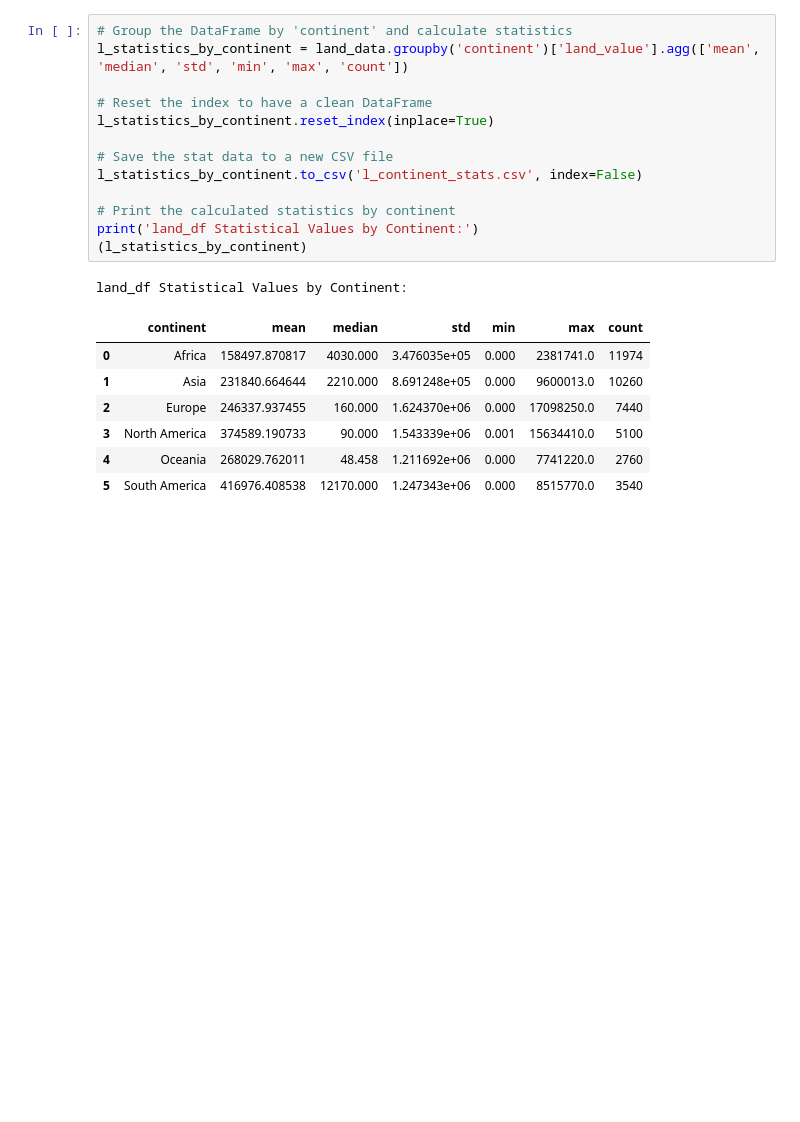
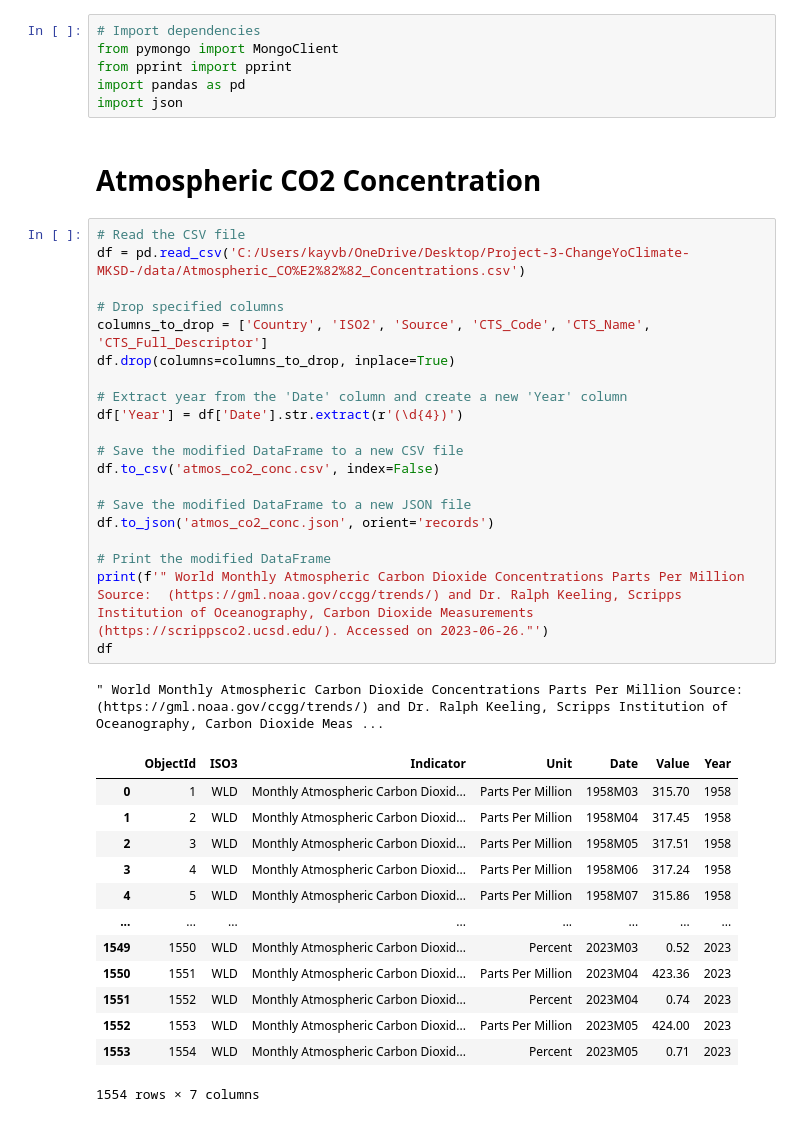
Before and after one commit to GitItDren/Project-3-ChangeYoClimate-MKSD-, a Jupyter notebook: Climate_Change.ipynb, the cells around one changed output. Cells and saved outputs as stored; diff of their text form; blank space fills up the shorter version.

Commit message:
all cleaned data and organized

```diff
--- a/Climate_Change.ipynb
+++ b/Climate_Change.ipynb
@@ -385,22 +1,43 @@ water_use Statistical Values by Country:
-# %%
-# Group the DataFrame by 'continent' and calculate statistics
-l_statistics_by_continent = land_data.groupby('continent')['land_value'].agg(['mean', 'median', 'std', 'min', 'max', 'count'])
-
-# Reset the index to have a clean DataFrame
-l_statistics_by_continent.reset_index(inplace=True)
-
-# Save the stat data to a new CSV file
-l_statistics_by_continent.to_csv('l_continent_stats.csv', index=False)
-
-# Print the calculated statistics by continent
-print('land_df Statistical Values by Continent:')
-(l_statistics_by_continent)
-# %% [output]
-land_df Statistical Values by Continent:
-|  | continent | mean | median | std | min | max | count |
-| 0 | Africa | 158497.870817 | 4030.000 | 3.476035e+05 | 0.000 | 2381741.0 | 11974 |
-| 1 | Asia | 231840.664644 | 2210.000 | 8.691248e+05 | 0.000 | 9600013.0 | 10260 |
-| 2 | Europe | 246337.937455 | 160.000 | 1.624370e+06 | 0.000 | 17098250.0 | 7440 |
-| 3 | North America | 374589.190733 | 90.000 | 1.543339e+06 | 0.001 | 15634410.0 | 5100 |
-| 4 | Oceania | 268029.762011 | 48.458 | 1.211692e+06 | 0.000 | 7741220.0 | 2760 |
-| 5 | South America | 416976.408538 | 12170.000 | 1.247343e+06 | 0.000 | 8515770.0 | 3540 |
+# %%
+# Import dependencies
+from pymongo import MongoClient
+from pprint import pprint
+import pandas as pd
+import json
+# %% [markdown]
+# Atmospheric CO2 Concentration
+# %%
+# Read the CSV file
+df = pd.read_csv('C:/Users/kayvb/OneDrive/Desktop/Project-3-ChangeYoClimate-MKSD-/data/Atmospheric_CO%E2%82%82_Concentrations.csv')
+
+# Drop specified columns
+columns_to_drop = ['Country', 'ISO2', 'Source', 'CTS_Code', 'CTS_Name', 'CTS_Full_Descriptor']
+df.drop(columns=columns_to_drop, inplace=True)
+
+# Extract year from the 'Date' column and create a new 'Year' column
+df['Year'] = df['Date'].str.extract(r'(\d{4})')
+
+# Save the modified DataFrame to a new CSV file
+df.to_csv('atmos_co2_conc.csv', index=False)
+
+# Save the modified DataFrame to a new JSON file
+df.to_json('atmos_co2_conc.json', orient='records')
+
+# Print the modified DataFrame
+print(f'" World Monthly Atmospheric Carbon Dioxide Concentrations Parts Per Million Source:  (https://gml.noaa.gov/ccgg/trends/) and Dr. Ralph Keeling, Scripps Institution of Oceanography, Carbon Dioxide Measurements (https://scrippsco2.ucsd.edu/). Accessed on 2023-06-26."')
+df
+# %% [output]
+" World Monthly Atmospheric Carbon Dioxide Concentrations Parts Per Million Source:  (https://gml.noaa.gov/ccgg/trends/) and Dr. Ralph Keeling, Scripps Institution of Oceanography, Carbon Dioxide Meas ...
+|  | ObjectId | ISO3 | Indicator | Unit | Date | Value | Year |
+| 0 | 1 | WLD | Monthly Atmospheric Carbon Dioxid... | Parts Per Million | 1958M03 | 315.70 | 1958 |
+| 1 | 2 | WLD | Monthly Atmospheric Carbon Dioxid... | Parts Per Million | 1958M04 | 317.45 | 1958 |
+| 2 | 3 | WLD | Monthly Atmospheric Carbon Dioxid... | Parts Per Million | 1958M05 | 317.51 | 1958 |
+| 3 | 4 | WLD | Monthly Atmospheric Carbon Dioxid... | Parts Per Million | 1958M06 | 317.24 | 1958 |
+| 4 | 5 | WLD | Monthly Atmospheric Carbon Dioxid... | Parts Per Million | 1958M07 | 315.86 | 1958 |
+| ... | ... | ... | ... | ... | ... | ... | ... |
+| 1549 | 1550 | WLD | Monthly Atmospheric Carbon Dioxid... | Percent | 2023M03 | 0.52 | 2023 |
+| 1550 | 1551 | WLD | Monthly Atmospheric Carbon Dioxid... | Parts Per Million | 2023M04 | 423.36 | 2023 |
+| 1551 | 1552 | WLD | Monthly Atmospheric Carbon Dioxid... | Percent | 2023M04 | 0.74 | 2023 |
+| 1552 | 1553 | WLD | Monthly Atmospheric Carbon Dioxid... | Parts Per Million | 2023M05 | 424.00 | 2023 |
+| 1553 | 1554 | WLD | Monthly Atmospheric Carbon Dioxid... | Percent | 2023M05 | 0.71 | 2023 |
+1554 rows × 7 columns
```
Also changed, not shown: parts of 31 cells of this notebook, 25 other files.
